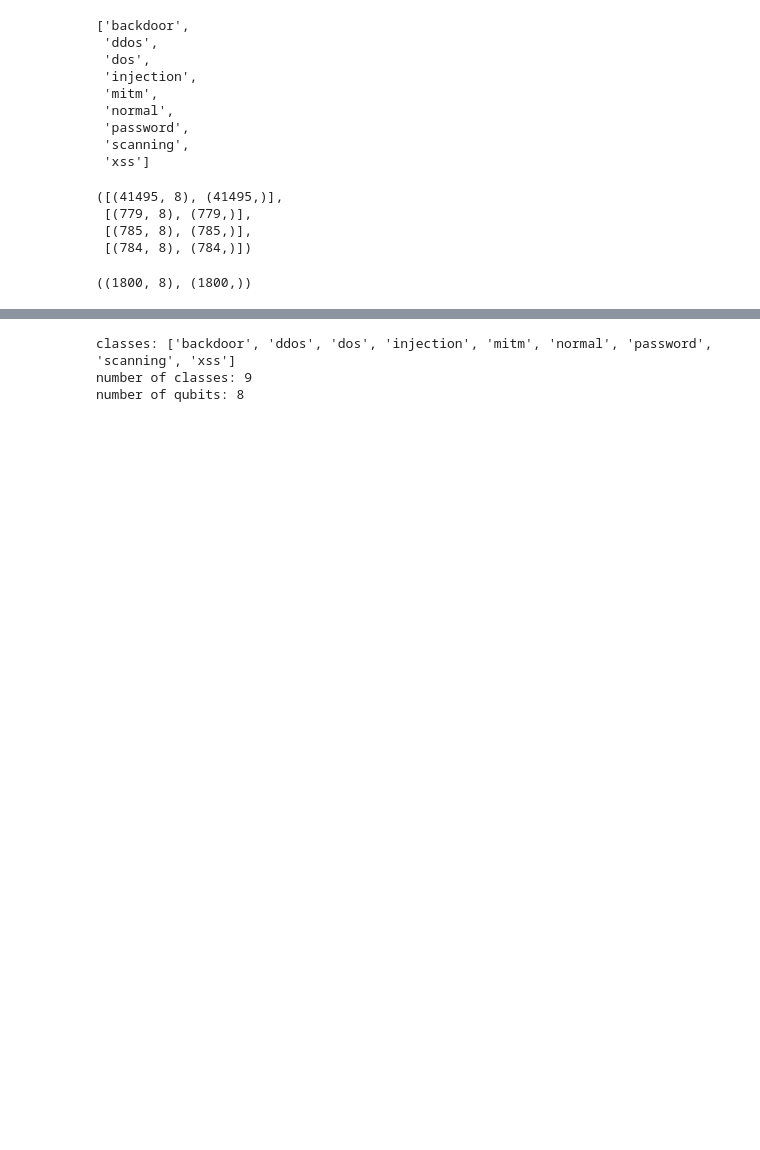
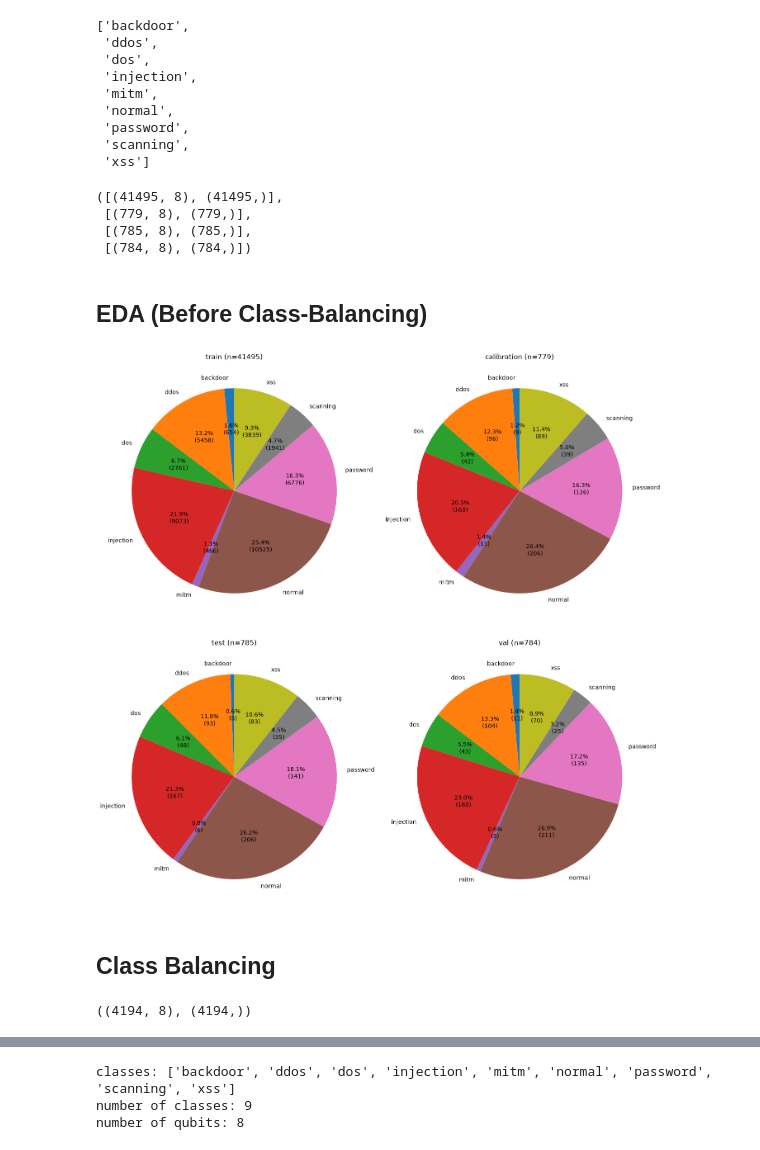
Before and after one commit to lawun330/quantum-sentinel, a Jupyter notebook: training-qs-net-pytorch_v2.2.ipynb, the cells around one changed output, grey strips where cells are left out. Cells and saved outputs as stored; diff of their text form; code cells hidden in the pictures; blank space fills up the shorter version.

```diff
--- a/training-qs-net-pytorch_v2.2.ipynb
+++ b/training-qs-net-pytorch_v2.2.ipynb
@@ -117,13 +118,3 @@ class_names
  'password',
  'scanning',
  'xss']
-# %%
-def load_split(name, categories):
-    df = pd.read_parquet(f"data/TON_IoT/quantum/q8_{name}.parquet")
-    df = df[df["label_multiclass"].notna()].copy()
-
-    feature_cols = [c for c in df.columns if not c.startswith("label")]
-    X = df[feature_cols].values
-    y = pd.Categorical(df["label_multiclass"], categories=categories).codes
-
-    return X, y
@@ -173,11 +132,35 @@ X_val_full, y_val_full = load_split("val", class_names)
  [(779, 8), (779,)],
  [(785, 8), (785,)],
  [(784, 8), (784,)])
+# %% [markdown]
+## EDA (Before Class-Balancing)
+# %%
+# pie chart
+splits = {
+    "train": y_train_full,
+    "calibration": y_cal_full,
+    "test": y_test_full,
+    "val": y_val_full,
+}
+
+fig, axes = plt.subplots(2, 2, figsize=(14, 14))
+for ax, (name, y) in zip(axes.ravel(), splits.items()):
+    plot_class_balance_pie(y, class_names, title=f"{name} (n={len(to_np_x(y))})", ax=ax)
+
+plt.tight_layout()
+plt.show()
+# %% [output]
+[figure, added]
+# %% [markdown]
+## Class Balancing
 # %%
+# use the smallest class size as the target count for undersampling
+n_per_class = 466
+
 # balance class on full data
-X_train_balanced, y_train_balanced = balanced_sample(X_train_full, y_train_full, n_per_class=200, seed=42)
+X_train_balanced, y_train_balanced = balanced_sample(X_train_full, y_train_full, n_per_class=n_per_class, seed=42)
 X_train_balanced.shape, y_train_balanced.shape
 # %% [output]
-((1800, 8), (1800,))
+((4194, 8), (4194,))
 # %%
 # take subset
```
Also changed, not shown: parts of 53 cells of this notebook, 2 other files.
